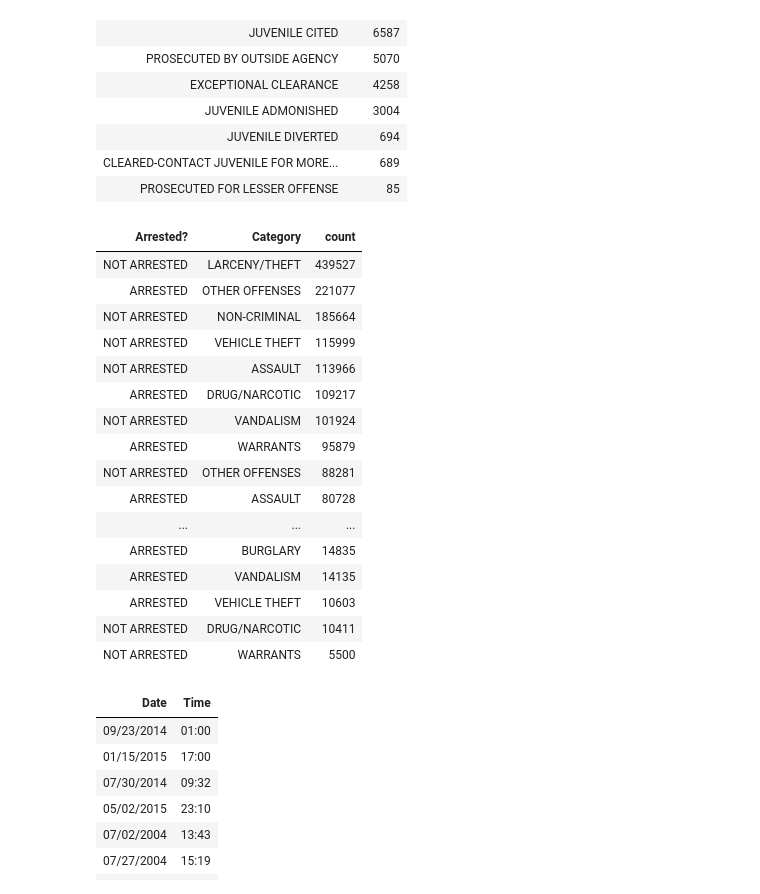
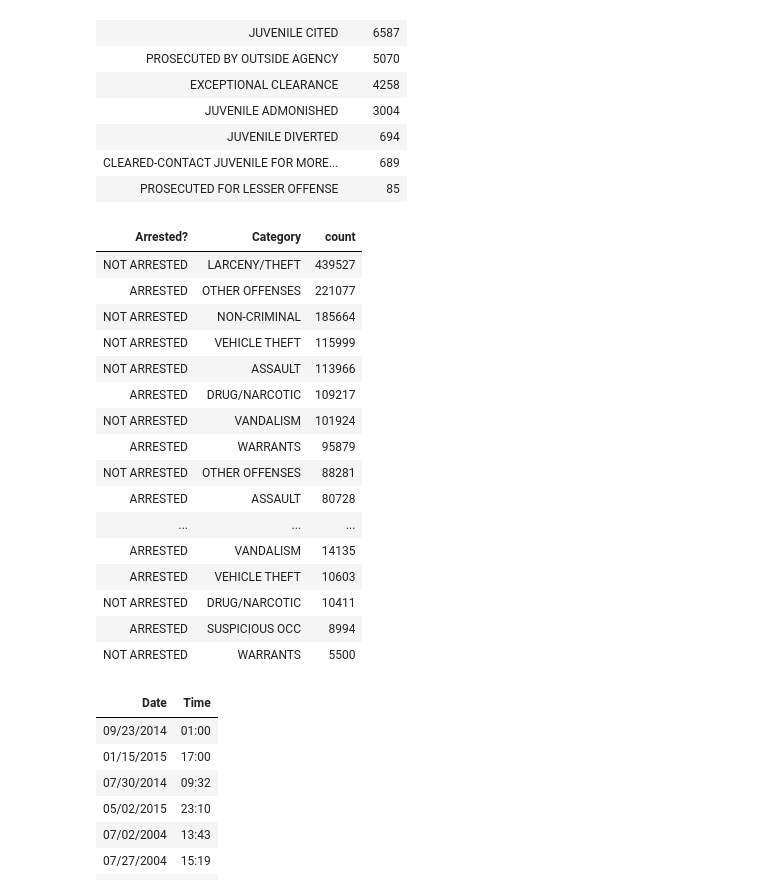
Before and after one commit to GuillaumeJouetp/crime_insights, a Jupyter notebook: Project1-2.ipynb, the cells around one changed output. Drawn from its saved outputs; the diff is of its cells as text; code cells hidden in the pictures.

```diff
--- a/Project1-2.ipynb
+++ b/Project1-2.ipynb
@@ -47,7 +47,7 @@ display(police_df.groupby('Category').agg(f.count('Category').alias('count')).or
 | TREA | 14 |
 # %%
 # List of top 10 categories by frequency
-top_categories = ['LARCENY/THEFT', 'OTHER OFFENSES', 'NON-CRIMINAL', 'ASSAULT', 'VEHICLE THEFT', 'DRUG/NARCOTIC', 'VANDALISM', 'WARRANTS', 'BURGLARY', 'SUSPICIOUS', 'OCC']
+top_categories = ['LARCENY/THEFT', 'OTHER OFFENSES', 'NON-CRIMINAL', 'ASSAULT', 'VEHICLE THEFT', 'DRUG/NARCOTIC', 'VANDALISM', 'WARRANTS', 'BURGLARY', 'SUSPICIOUS OCC']
 # %% [output]
 [interactive output not drawn]
 # %%
@@ -180,25 +180,25 @@ display(police_df.groupby('Resolution').agg(f.count('Resolution').alias('count')
 # %%
 # Shows the categories of crime most likely to lead to an arrest (may use some work as i didnt look at all the resolutions)
 police_df2 = police_df.withColumn("Arrested?", when(col("Resolution").isin(['NONE','NOT PROSECUTED']),"NOT ARRESTED").otherwise("ARRESTED"))
 
-display(police_df2.select('Arrested?', 'Category').where(col('Category').isin(top_categories)).groupby('Arrested?', 'Category').agg(f.count('Arrested?').alias('count')).orderBy('count', ascending=False))
+display(police_df2.select('Arrested?', 'Category').where(col('Category').isin(top_categories)).groupby('Arrested?', 'Category').agg(count('Arrested?').alias('count')).orderBy('count', ascending=False))
 # %% [output]
 | Arrested? | Category | count |
 | NOT ARRESTED | LARCENY/THEFT | 439527 |
 | ARRESTED | OTHER OFFENSES | 221077 |
 | NOT ARRESTED | NON-CRIMINAL | 185664 |
 | NOT ARRESTED | VEHICLE THEFT | 115999 |
 | NOT ARRESTED | ASSAULT | 113966 |
 | ARRESTED | DRUG/NARCOTIC | 109217 |
 | NOT ARRESTED | VANDALISM | 101924 |
 | ARRESTED | WARRANTS | 95879 |
 | NOT ARRESTED | OTHER OFFENSES | 88281 |
 | ARRESTED | ASSAULT | 80728 |
 | ... | ... | ... |
-| ARRESTED | BURGLARY | 14835 |
 | ARRESTED | VANDALISM | 14135 |
 | ARRESTED | VEHICLE THEFT | 10603 |
 | NOT ARRESTED | DRUG/NARCOTIC | 10411 |
+| ARRESTED | SUSPICIOUS OCC | 8994 |
 | NOT ARRESTED | WARRANTS | 5500 |
 # %%
 # A quick look at the Date and Time column
```
Also changed, not shown: parts of 21 cells of this notebook, 2 other files.
